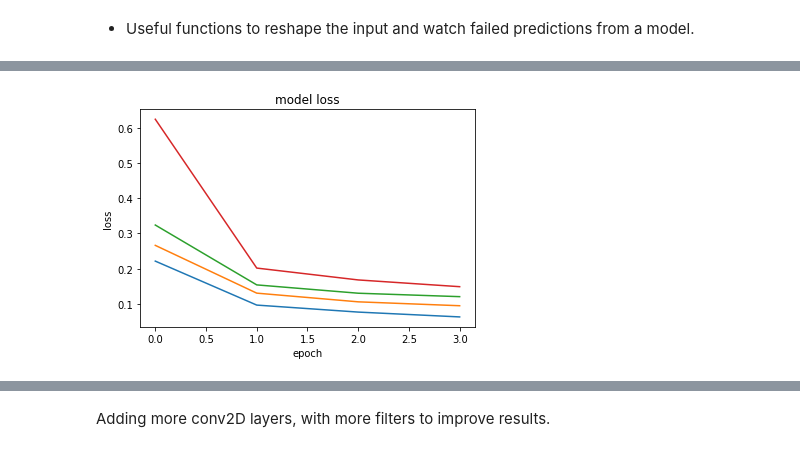
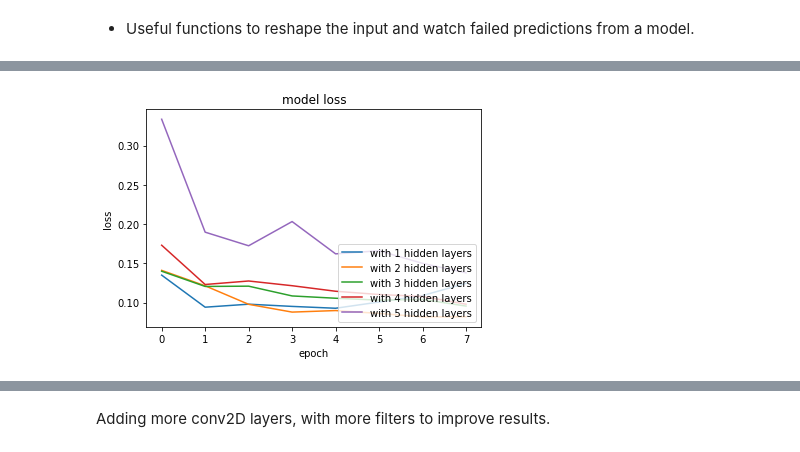
Before and after one commit to raynalm/effective-computing-machine, a Jupyter notebook: notebook/digits_recognition.ipynb, the cells around one changed output, grey strips where cells are left out. Cells and saved outputs as stored; diff of their text form; code cells hidden in the pictures.

```diff
--- a/notebook/digits_recognition.ipynb
+++ b/notebook/digits_recognition.ipynb
@@ -85,7 +85,7 @@ def show_failed_cases(model, x_test, y_test, nb_to_show = 20):
 def show_history(history):
     #  "Accuracy"
     plt.figure(1)
-    plt.plot(history.history['acc'])
+    plt.plot(history.history['val_acc'])
     plt.title('model accuracy')
     plt.ylabel('accuracy')
     plt.xlabel('epoch')
@@ -93,7 +93,7 @@ def show_history(history):
     #plt.show()
     # "Loss"
     plt.figure(2)
-    plt.plot(history.history['loss'])
+    plt.plot(history.history['val_loss'])
     plt.title('model loss')
     plt.ylabel('loss')
     plt.xlabel('epoch')
@@ -105,20 +120,10 @@ def show_history(history):
 # %%
-def add_dense_layers(model, dense_layers_sizes, drop_out=None):
-    model = Sequential()
-    model.add(Dense(dense_layers_sizes[0], input_dim=784, activation='sigmoid'))
-
-    for size in dense_layers_sizes[1:]:
-        if drop_out:
-            model.add(Dropout(drop_out))
-        model.add(Dense(size, activation='sigmoid'))
-    return model
-
 # Influence of number of layers:
 print("Influence of number of dense layers :")
 x_train, y_train, x_test, y_test = get_input_1D()
 layers = [256]
-for i in range(4):
-    print("With %s hidden layers\n_________________________________" % (i+1))
+for i in range(5):
+    print("With %s hidden layers" % (i+1))
     drop_out = 0.2
     model = Sequential()
     model = add_dense_layers(model, layers, drop_out)
@@ -129,83 +134,23 @@ for i in range(4):
                  metrics = ['accuracy'])
 
     hist = model.fit(x_train, y_train,
-             epochs = 4,
-             batch_size = 64)
+             epochs = 8,
+             batch_size = 64,
+             verbose=0,
+             validation_data=(x_test, y_test))
 
     show_history(hist)
     layers += [256]
-    score = model.evaluate(x_test, y_test, batch_size = 64)
-    print(score)
+    loss, acc = model.evaluate(x_test, y_test, batch_size = 64)
+    print("accuracy : %s ; loss : %s" % (acc, loss))
     print("__________________________________\n")
 plt.figure(1)
 plt.legend(["with %s hidden layers" % (i+1) for i in range(6)], loc=4)
+plt.savefig("nb_layers_influence_on_acc.png")
+plt.figure(2)
+plt.legend(["with %s hidden layers" % (i+1) for i in range(6)], loc=3)
+plt.savefig("nb_layers_influence_on_loss.png")
 plt.show()
-plt.figure(2)
-plt.legend(["with %s hidden layers" % (i+1) for i in range(6)], loc=4)
-plt.show()
-
-# influence of layer size :
-print("\n\nInfluence of layer size")
-x_train, y_train, x_test, y_test = get_input_1D()
-layers = [16]
-for i in range(8):
-    print("_________________________________\nLayer size : %s\n" % (16*2**i))
-    drop_out = 0.2
-    model = Sequential()
-    model = add_dense_layers(model, layers, drop_out)
-    model.add(Dense(10, activation='softmax'))
-    opt=Adam(lr=0.01)
-    model.compile(loss = 'categorical_crossentropy',
-                 optimizer = opt,
-                 metrics = ['accuracy'])
-
-    hist = model.fit(x_train, y_train,
-             epochs = 6,
-             batch_size = 64)
-
-    show_history(hist)
-    layers = [2*layers[0]]
-    score = model.evaluate(x_test, y_test, batch_size = 64)
-    print(score)
-    print("__________________________________\n")
-plt.figure(1)
-plt.legend(["layer size : %s" % (16*2**i) for i in range(6)], loc=4)
-plt.show()
-plt.figure(2)
-plt.legend(["layer size :%s" % (16*2**i) for i in range(6)], loc=4)
-
-plt.show()
-
-
-
-#influence of number of epochs
-print("Influence of number of epochs")
-x_train, y_train, x_test, y_test = get_input_1D()
-for i in range(80):
-model = Sequential()
-    model.add(Dense(256, input_dim=784, activation='sigmoid'))
-    model.add(Dropout(0.2))
-    model.add(Dense(10, activation='softmax'))
-    opt=Adam(lr=0.01)
-    model.compile(loss = 'categorical_crossentropy',
-                 optimizer = opt,
-                 metrics = ['accuracy'])
-
-    hist = model.fit(x_train, y_train,
-             epochs = 80,
-             batch_size = 64)
-
-    show_history(hist)
-    acc, loss = model.evaluate(x_test, y_test, batch_size = 64)
-    score_acc += [acc]
-    score_loss += [loss]
-    print(score)
-plt.plot(score_acc)
-plt.show()
-plt.plot(loss_acc)
-plt.show()
-
-#show_failed_cases(model, x_test, y_test)
 # %% [output]
 Influence of number of dense layers :
 With 1 hidden layers
@@ -228 +173 @@ __________________________________
-[figure, old version]
+[figure, new version]
```
Also changed, not shown: parts of 25 cells of this notebook, 6 other files.
